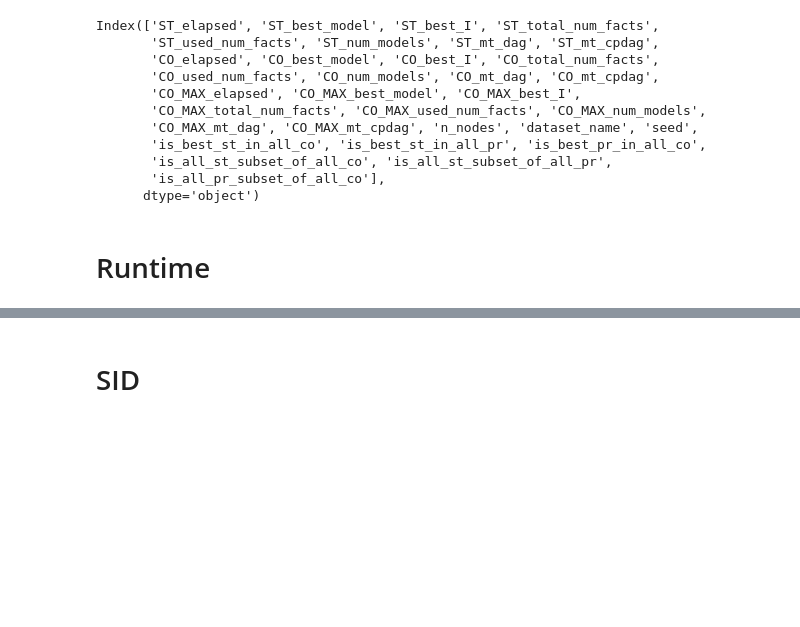
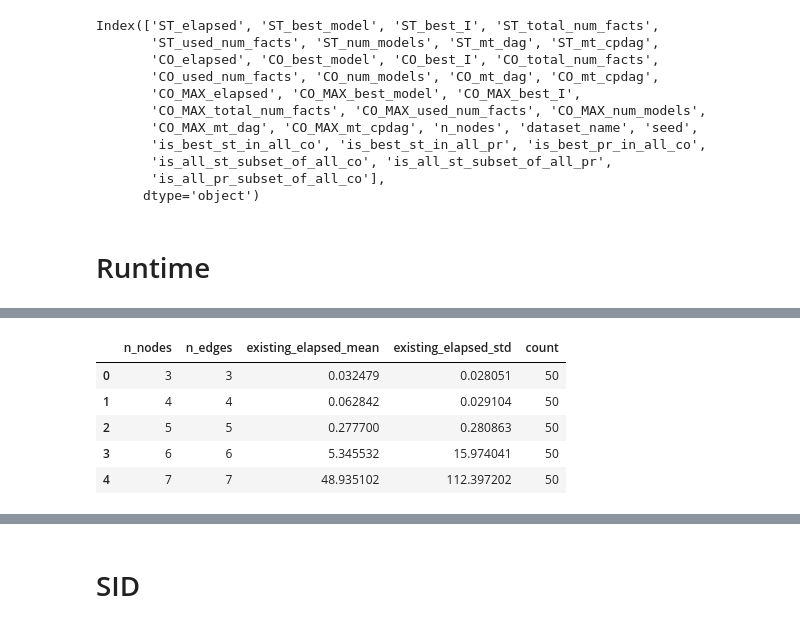
Before and after one commit to fisheeve/gradual-sem-causal-aba, a Jupyter notebook: notebooks/OtherExtensionBasedSemantics/demo.ipynb, the cells around one changed output, grey strips where cells are left out. Drawn from its saved outputs; the diff is of its cells as text; code cells hidden in the pictures; blank space fills up the shorter version.

```diff
--- a/notebooks/OtherExtensionBasedSemantics/demo.ipynb
+++ b/notebooks/OtherExtensionBasedSemantics/demo.ipynb
@@ -81,0 +90,15 @@ runtime_df = random_graphs_compare.groupby(['n_nodes', 'n_edges'], as_index=Fals
+# %%
+runtime_old_updated = pd.read_csv('../../results/existing/abapc_old_but_faster_on_random/cpdag_metrics.csv')
+runtime_old_processed = runtime_old_updated.groupby(['n_nodes', 'n_edges'], as_index=False).agg(
+    existing_elapsed_mean=('elapsed', 'mean'),
+    existing_elapsed_std=('elapsed', 'std'),
+    count=('elapsed', 'count')
+)
+runtime_old_processed
+# %% [output]
+|  | n_nodes | n_edges | existing_elapsed_mean | existing_elapsed_std | count |
+| 0 | 3 | 3 | 0.032479 | 0.028051 | 50 |
+| 1 | 4 | 4 | 0.062842 | 0.029104 | 50 |
+| 2 | 5 | 5 | 0.277700 | 0.280863 | 50 |
+| 3 | 6 | 6 | 5.345532 | 15.974041 | 50 |
+| 4 | 7 | 7 | 48.935102 | 112.397202 | 50 |
```
Also changed, not shown: parts of 2 cells of this notebook, 2 other files.
